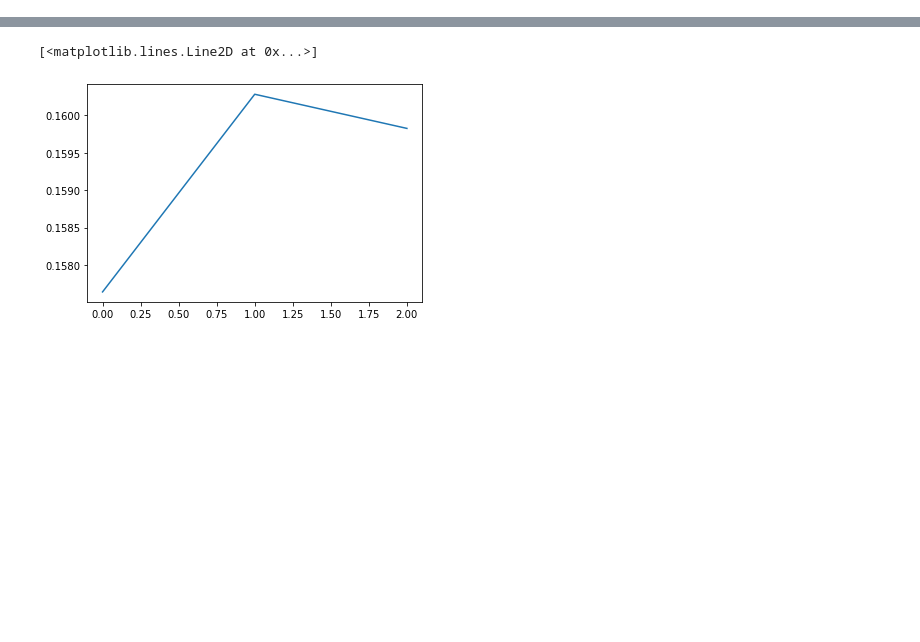
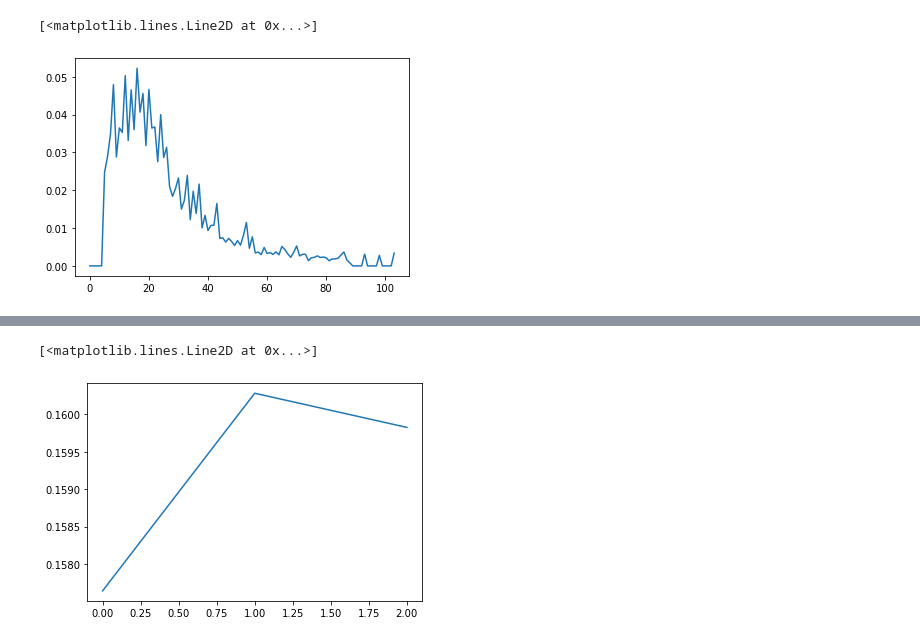
Before and after one commit to sebhoerl/boptx, a Jupyter notebook: examples/matsim/Visualize Opdyts.ipynb, the cells around one changed output, grey strips where cells are left out. Saved outputs shown, nothing was run; the diff lists cells and outputs as text; code cells hidden in the pictures; blank space fills up the shorter version.

```diff
--- a/examples/matsim/Visualize Opdyts.ipynb
+++ b/examples/matsim/Visualize Opdyts.ipynb
@@ -17,0 +18,9 @@ len(data["evaluations"])
+# %%
+for e in data["evaluations"]:
+    info = e["information"]["opdyts"]
+
+    print(
+        info["type"],
+        info["candidate"] if "candidate" in info else "-",
+        e["transitional"], e["values"]
+    )
@@ -17,0 +45,8 @@ len(data["evaluations"])
+# %%
+plt.plot([
+    "equilibrium_gap" in e["information"]["opdyts"] and e["information"]["opdyts"]["equilibrium_gap"]
+    for e in data["evaluations"]
+])
+# %% [output]
+[<matplotlib.lines.Line2D at 0x...>]
+[figure, added]
```
Also changed, not shown: parts of 6 cells of this notebook, 4 other files.
